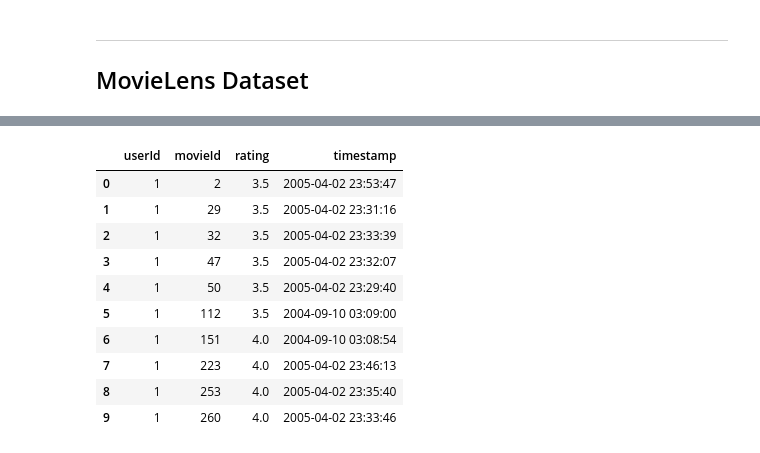
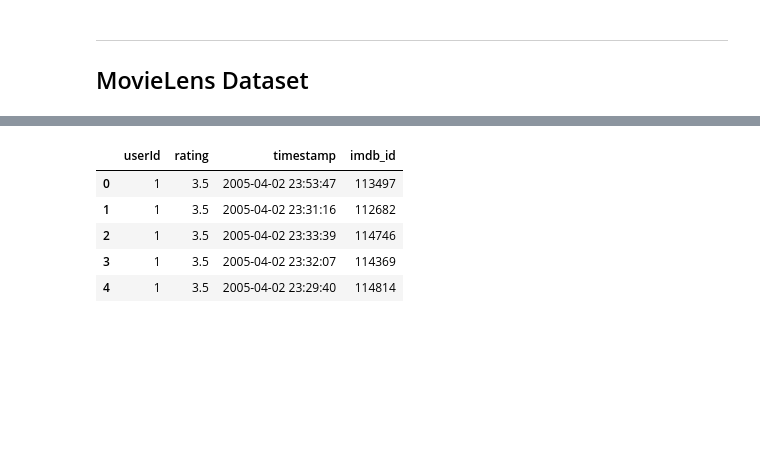
Before and after one commit to anoopctkm/machine-learning, a Jupyter notebook: projects/capstone/notebook.ipynb, the cells around one changed output, grey strips where cells are left out. Cells and saved outputs as stored; diff of their text form; code cells hidden in the pictures; blank space fills up the shorter version.

Commit message:
Add: Bind imdb id to user ratings

```diff
--- a/projects/capstone/notebook.ipynb
+++ b/projects/capstone/notebook.ipynb
@@ -333,16 +334,11 @@ Prep of MovieLens data completed.
 
 After prep, MovieLens data set has 20000263 rows and 4 columns
 # %%
-lens.head(n = 10)
+lens.head(n=5)
 # %% [output]
-|  | userId | movieId | rating | timestamp |
-| 0 | 1 | 2 | 3.5 | 2005-04-02 23:53:47 |
-| 1 | 1 | 29 | 3.5 | 2005-04-02 23:31:16 |
-| 2 | 1 | 32 | 3.5 | 2005-04-02 23:33:39 |
-| 3 | 1 | 47 | 3.5 | 2005-04-02 23:32:07 |
-| 4 | 1 | 50 | 3.5 | 2005-04-02 23:29:40 |
-| 5 | 1 | 112 | 3.5 | 2004-09-10 03:09:00 |
-| 6 | 1 | 151 | 4.0 | 2004-09-10 03:08:54 |
-| 7 | 1 | 223 | 4.0 | 2005-04-02 23:46:13 |
-| 8 | 1 | 253 | 4.0 | 2005-04-02 23:35:40 |
-| 9 | 1 | 260 | 4.0 | 2005-04-02 23:33:46 |
+|  | userId | rating | timestamp | imdb_id |
+| 0 | 1 | 3.5 | 2005-04-02 23:53:47 | 113497 |
+| 1 | 1 | 3.5 | 2005-04-02 23:31:16 | 112682 |
+| 2 | 1 | 3.5 | 2005-04-02 23:33:39 | 114746 |
+| 3 | 1 | 3.5 | 2005-04-02 23:32:07 | 114369 |
+| 4 | 1 | 3.5 | 2005-04-02 23:29:40 | 114814 |
```
Also changed, not shown: parts of 1 cell of this notebook, 1 other file.
